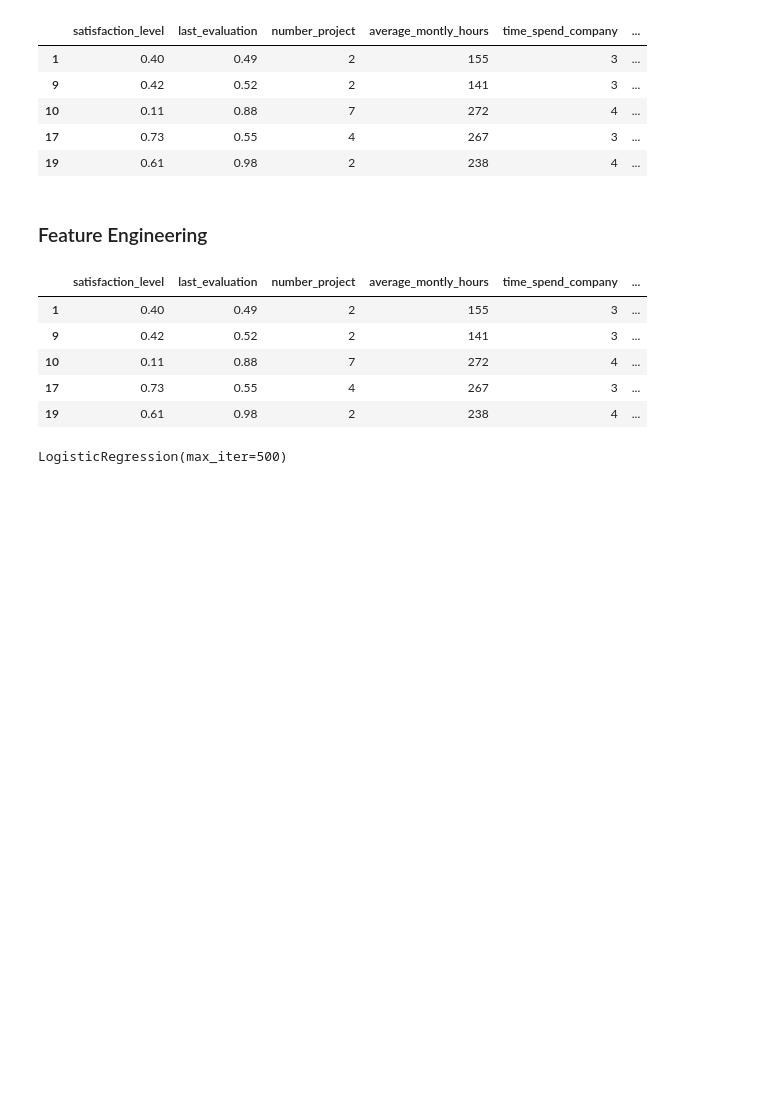
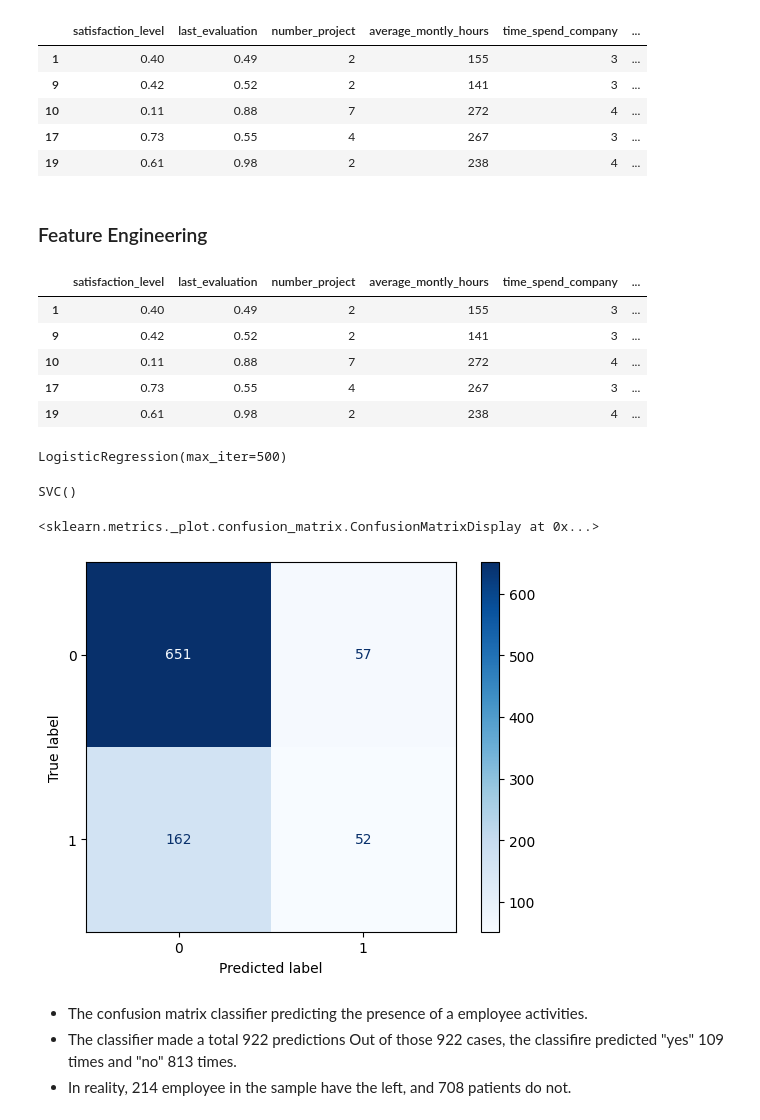
Before and after one commit to ashmi721/Data_Science_Project, a Jupyter notebook: Hr-employee_retention.ipynb, the cells around one changed output. Saved outputs shown, nothing was run; the diff lists cells and outputs as text; code cells hidden in the pictures; blank space fills up the shorter version.

Commit message:
predict the data using 2 classification model

```diff
--- a/Hr-employee_retention.ipynb
+++ b/Hr-employee_retention.ipynb
@@ -296,3 +296,8 @@ lr = LogisticRegression(max_iter=500)
 lr.fit(X,y)
 # %% [output]
 LogisticRegression(max_iter=500)
+# %%
+svc = SVC()
+svc.fit(X,y)
+# %% [output]
+SVC()
@@ -298,0 +310,10 @@ LogisticRegression(max_iter=500)
+# %%
+from sklearn.metrics import ConfusionMatrixDisplay,confusion_matrix,precision_score,recall_score,f1_score,accuracy_score,classification_report
+ConfusionMatrixDisplay.from_estimator(lr,X_test,y_test,cmap='Blues')
+# %% [output]
+<sklearn.metrics._plot.confusion_matrix.ConfusionMatrixDisplay at 0x...>
+[figure, added]
+# %% [markdown]
+*  The confusion matrix classifier  predicting the presence of a employee activities.
+* The classifier made a total 922 predictions Out of those 922 cases, the classifire predicted "yes" 109 times and "no" 813 times.
+* In reality, 214 employee in the sample have the left, and 708 patients do not.
```
Also changed, not shown: parts of 9 cells of this notebook.
